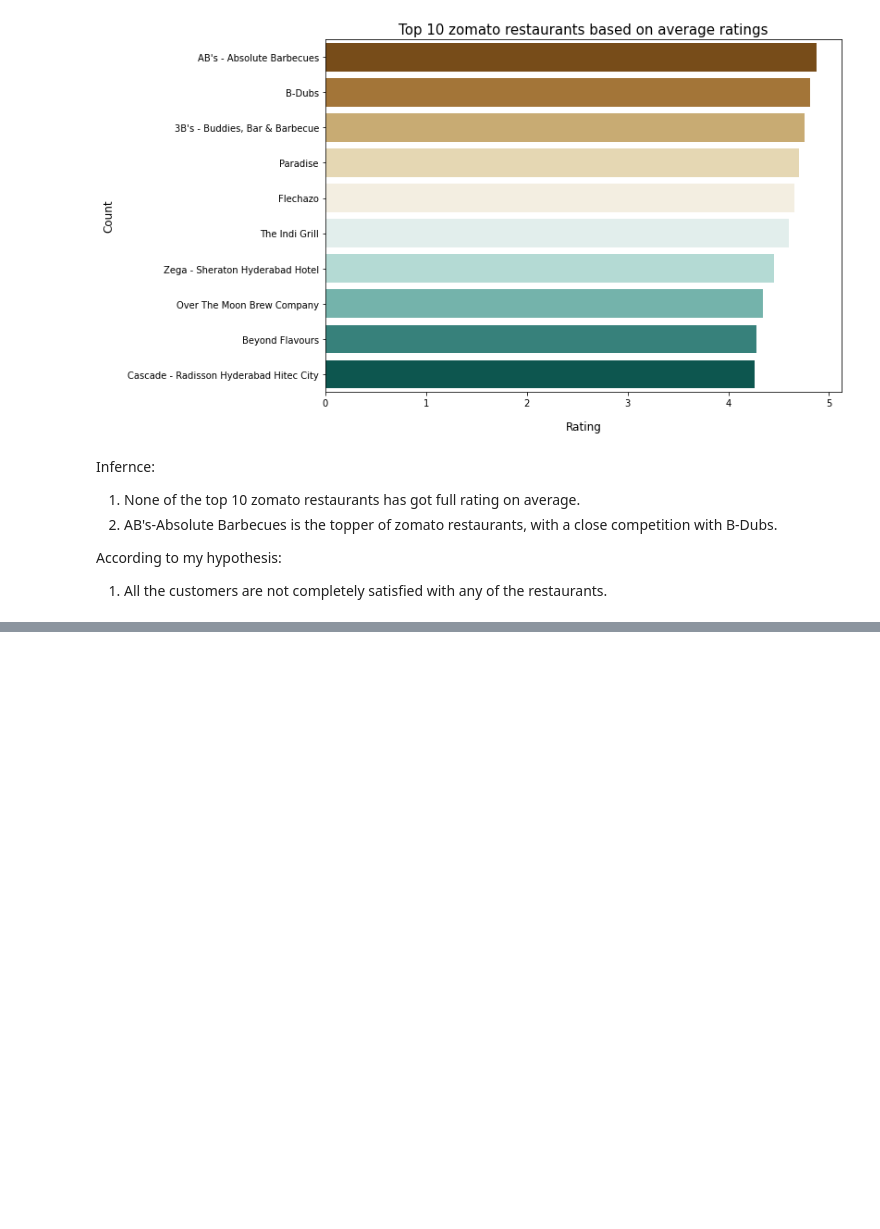
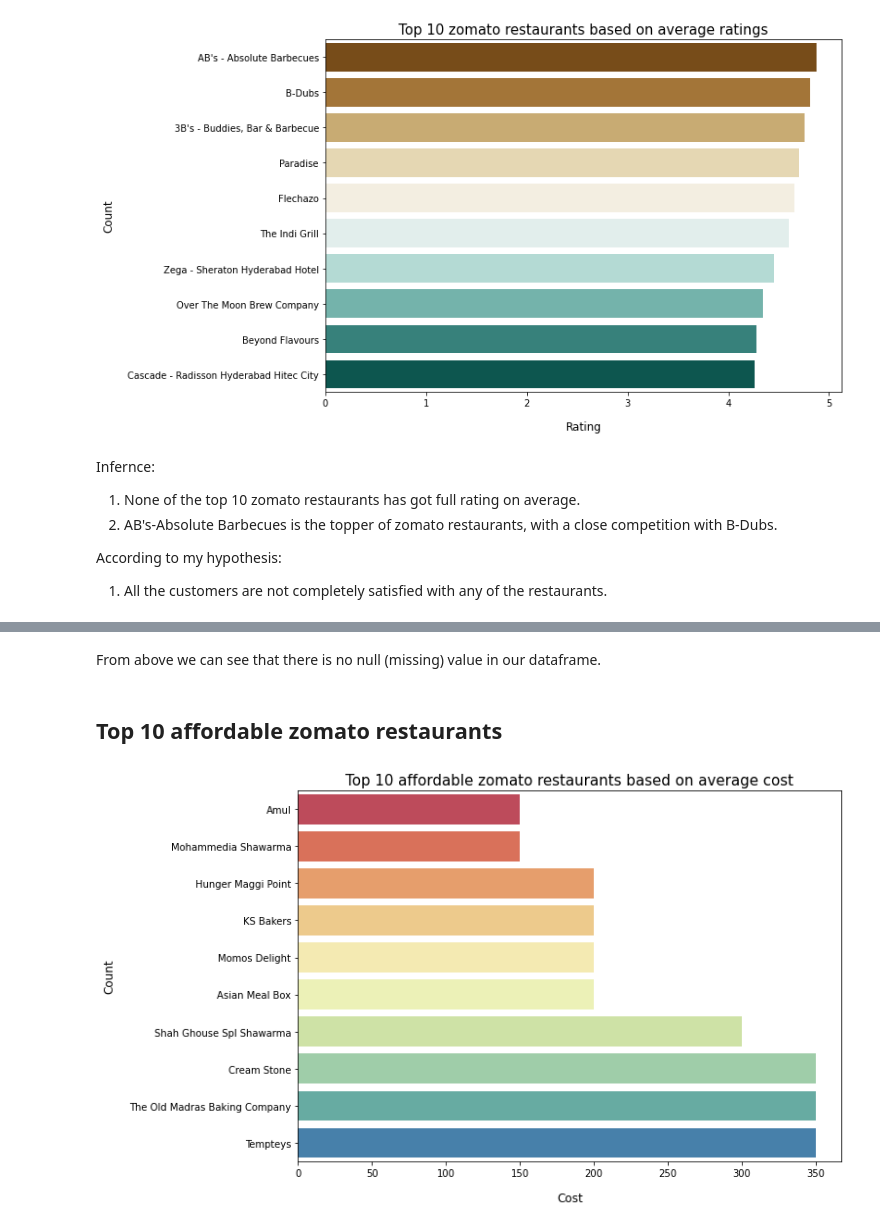
Before and after one commit to Akshadanair/Zomato-Restaurant-Clustering-and-Sentiment-Analysis, a Jupyter notebook: Zomato_Restaurant_Clustering_and_Sentiment_Analysis.ipynb, the cells around one changed output, grey strips where cells are left out. Drawn from its saved outputs; the diff is of its cells as text; code cells hidden in the pictures; blank space fills up the shorter version.

```diff
--- a/Zomato_Restaurant_Clustering_and_Sentiment_Analysis.ipynb
+++ b/Zomato_Restaurant_Clustering_and_Sentiment_Analysis.ipynb
@@ -909,0 +912,4 @@ According to my hypothesis:
+# %%
+#Merging the metadata and name dataframe with restaurant reviews dataframe
+zomato_metadata.rename(columns = {'Name':'Restaurant'}, inplace = True)
+zomato_df = pd.merge(zomato_metadata, zomato_reviews, on = 'Restaurant')
@@ -909,0 +975,21 @@ According to my hypothesis:
+# %% [markdown]
+From above we can see that there is no null (missing) value in our dataframe.
+# %% [markdown]
+## **Top 10 affordable zomato restaurants**
+# %%
+#setting figure size
+plt.figure(figsize = (10,7))
+
+#creating data to use for visualization
+data = zomato_df.groupby('Restaurant')['Cost'].mean().reset_index().sort_values(by='Cost')
+
+#Bar plot to display top 10 cheap zomato restaurants based on average ratings
+sns.barplot(y = data.head(10)['Restaurant'], x = data.head(10)['Cost'], palette = 'Spectral')
+
+#To display the x label, y label and title of the bar chart
+plt.xlabel("Cost", labelpad=14, fontsize = 12)
+plt.ylabel("Count", labelpad=14, fontsize = 12)
+plt.title("Top 10 affordable zomato restaurants based on average cost", fontsize = 15)
+plt.show()
+# %% [output]
+[figure, added]
```
Also changed, not shown: parts of 20 cells of this notebook.
